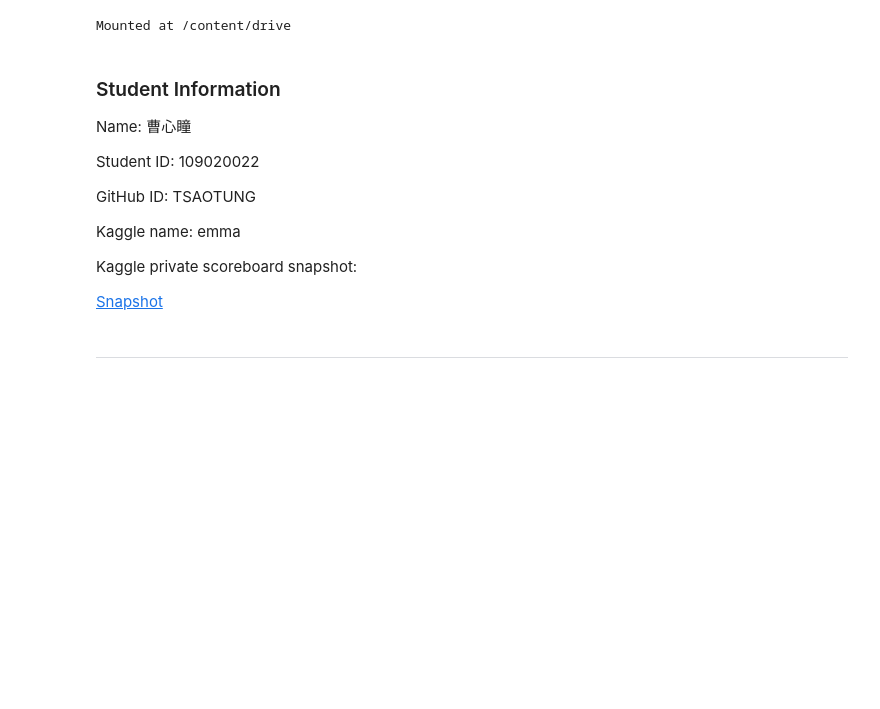
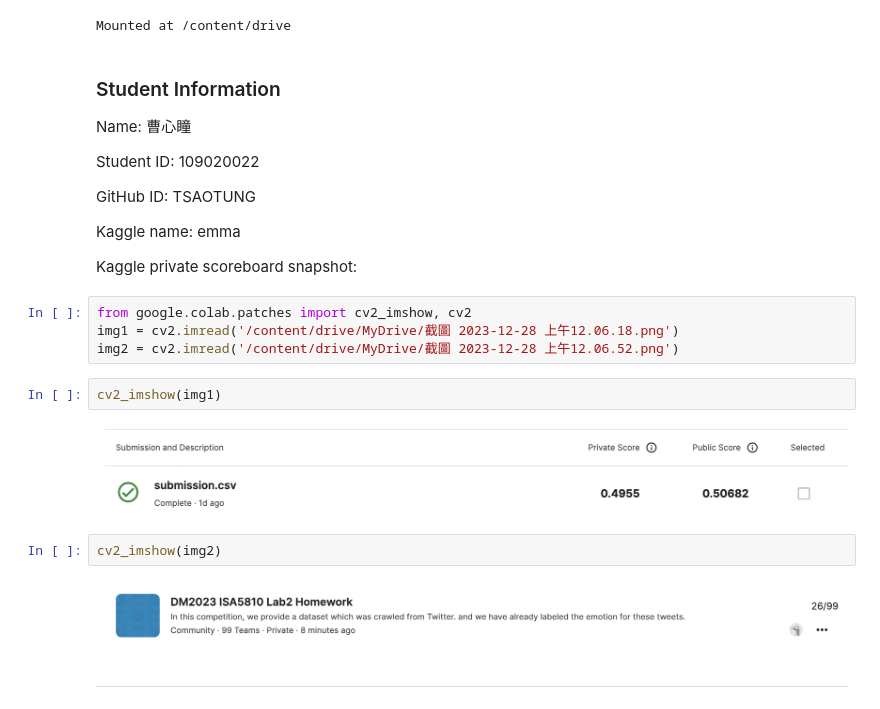
Before and after one commit to TSAOTUNG/DM2023-Lab2, a Jupyter notebook: DM2023_Lab2_Homework_colab.ipynb, the cells around one changed output. Drawn from its saved outputs; the diff is of its cells as text; blank space fills up the shorter version.

```diff
--- a/DM2023_Lab2_Homework_colab.ipynb
+++ b/DM2023_Lab2_Homework_colab.ipynb
@@ -16,8 +16,18 @@ GitHub ID: TSAOTUNG
 Kaggle name: emma
 
 Kaggle private scoreboard snapshot:
-
-[Snapshot](img/pic0.png)
+# %%
+from google.colab.patches import cv2_imshow, cv2
+img1 = cv2.imread('/content/drive/MyDrive/截圖 2023-12-28 上午12.06.18.png')
+img2 = cv2.imread('/content/drive/MyDrive/截圖 2023-12-28 上午12.06.52.png')
+# %%
+cv2_imshow(img1)
+# %% [output]
+[figure, added]
+# %%
+cv2_imshow(img2)
+# %% [output]
+[figure, added]
 # %% [markdown]
 ---
 # %% [markdown]
```
